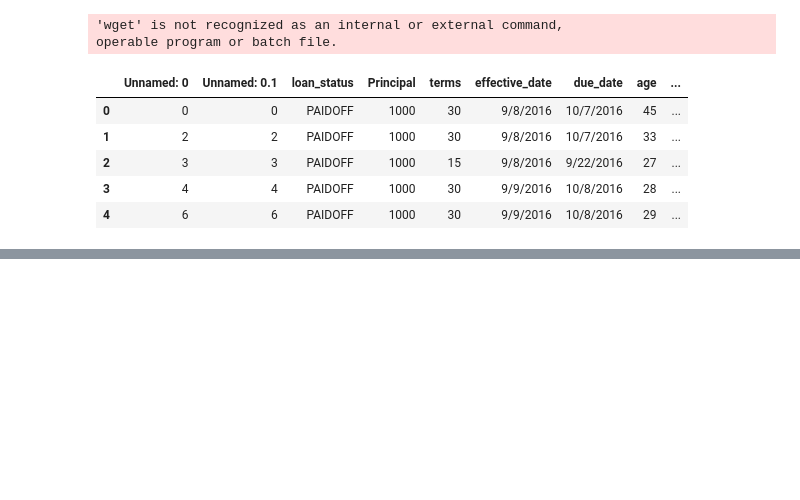
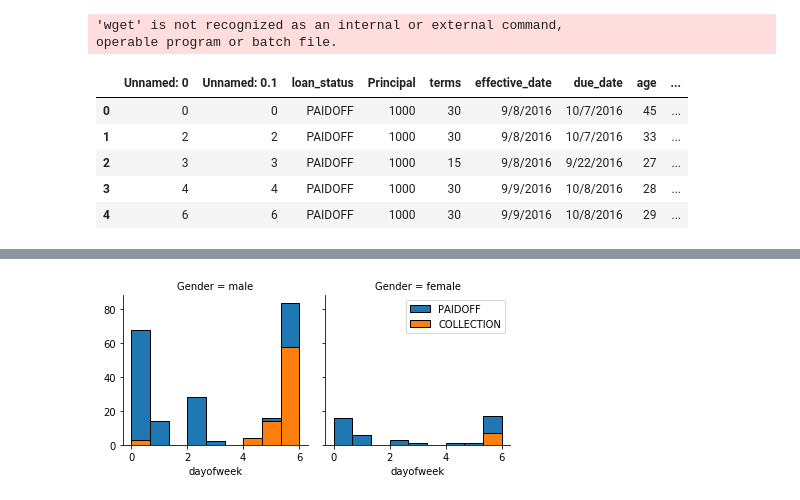
Before and after one commit to Abhi012G/IBM-The-Best-Classifier, a Jupyter notebook: The Best Classifier .ipynb, the cells around one changed output, grey strips where cells are left out. Saved outputs shown, nothing was run; the diff lists cells and outputs as text; code cells hidden in the pictures; blank space fills up the shorter version.

```diff
--- a/The Best Classifier .ipynb
+++ b/The Best Classifier .ipynb
@@ -36,0 +78,12 @@ data.describe(include="all")
+# %%
+data['due_date'] = pd.to_datetime(data['due_date'])
+data['effective_date'] = pd.to_datetime(data['effective_date'])
+# %%
+data['dayofweek'] = data['effective_date'].dt.dayofweek
+bins = np.linspace(data.dayofweek.min(), data.dayofweek.max(), 10)
+g = sns.FacetGrid(data, col="Gender", hue="loan_status", col_wrap=2)
+g.map(plt.hist, 'dayofweek', bins=bins, ec="k")
+g.axes[-1].legend()
+plt.show()
+# %% [output]
+[figure, added]
```
Also changed, not shown: parts of 11 cells of this notebook.
